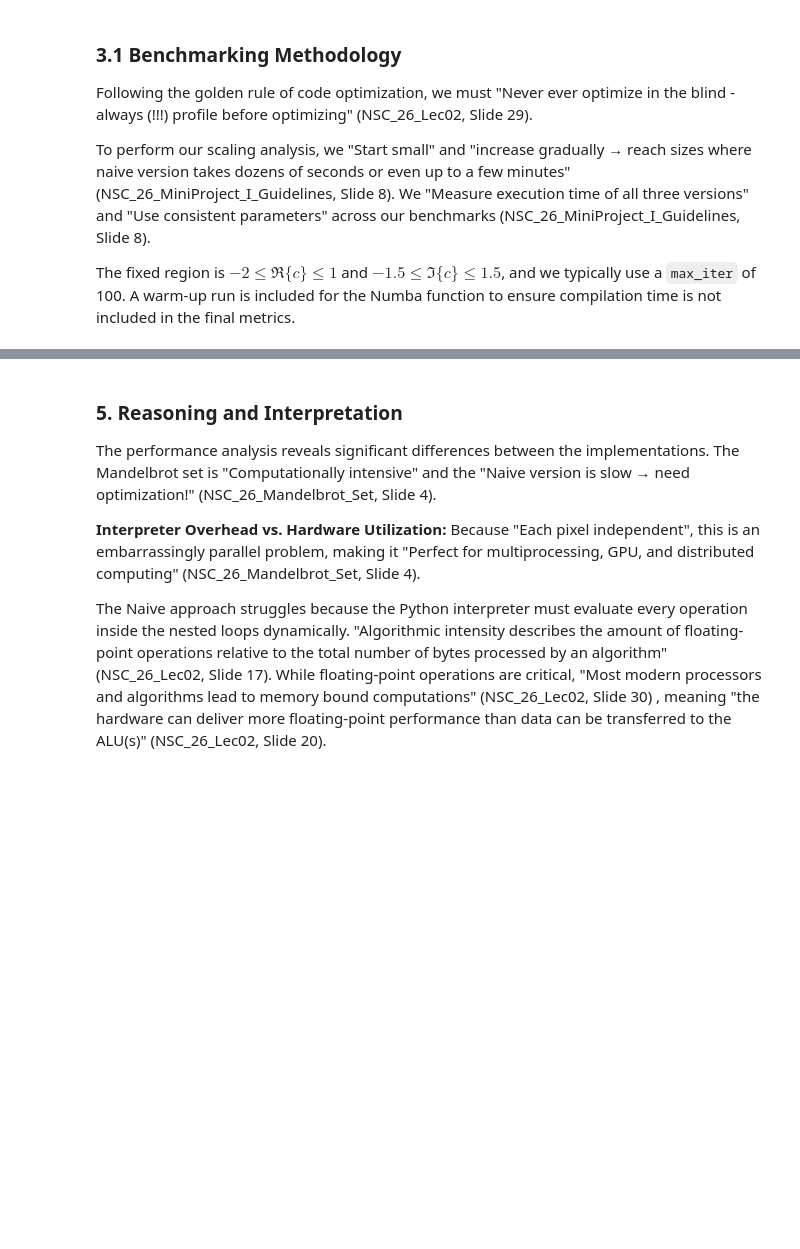
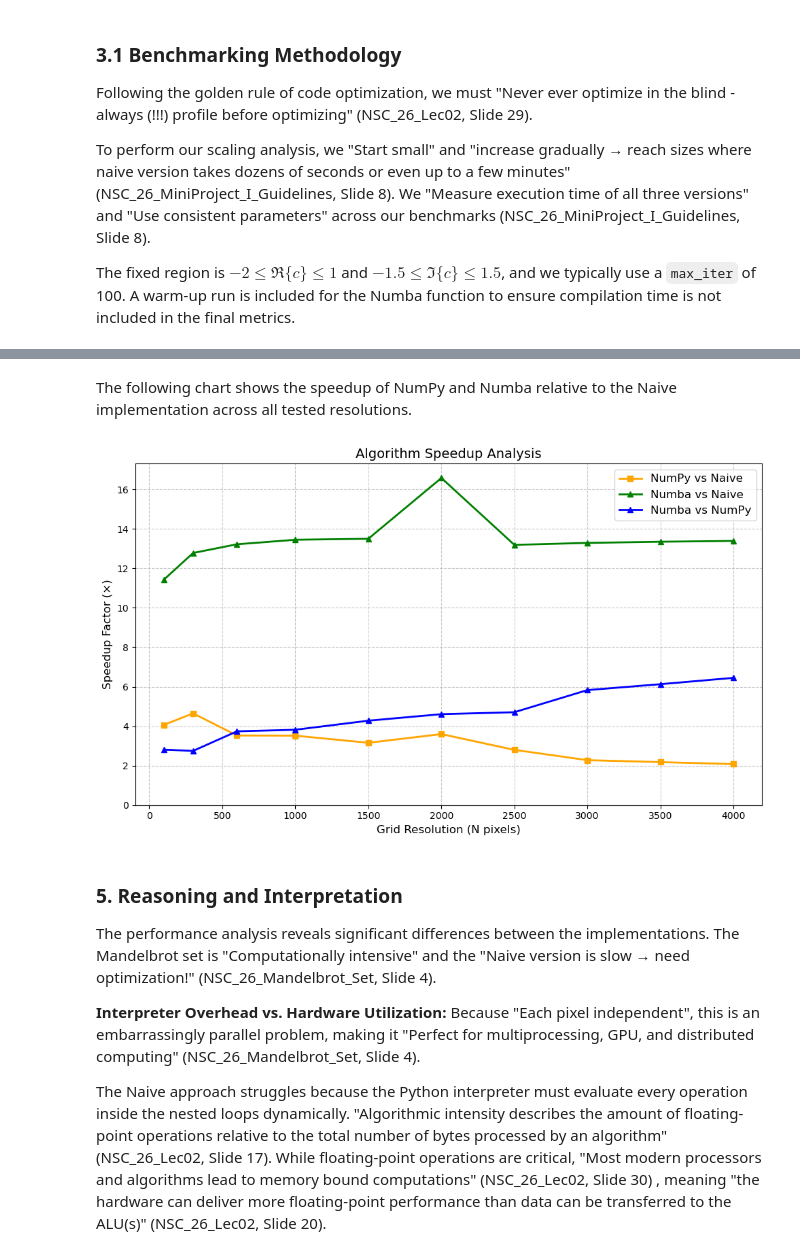
Before and after one commit to MateCle/NSC_Course_MiniProject, a Jupyter notebook: Mandelbrot_set.ipynb, the cells around one changed output, grey strips where cells are left out. Cells and saved outputs as stored; diff of their text form; code cells hidden in the pictures; blank space fills up the shorter version.

```diff
--- a/Mandelbrot_set.ipynb
+++ b/Mandelbrot_set.ipynb
@@ -272,3 +282,26 @@ plt.show()
+# %% [markdown]
+The following chart shows the speedup of NumPy and Numba relative to the Naive implementation across all tested resolutions.
+# %%
+plt.figure(figsize=(10, 6))
+plt.plot(df_results['Resolution (NxN)'],
+         df_results['Speedup NumPy vs Naive'],
+         marker='s', label='NumPy vs Naive', linewidth=2, color='orange')
+plt.plot(df_results['Resolution (NxN)'],
+         df_results['Speedup Numba vs Naive'],
+         marker='^', label='Numba vs Naive', linewidth=2, color='green')
+plt.plot(df_results['Resolution (NxN)'],
+         df_results['Speedup Numba vs NumPy'],
+         marker='^', label='Numba vs NumPy', linewidth=2, color='blue')
+plt.title('Algorithm Speedup Analysis', fontsize=14)
+plt.xlabel('Grid Resolution (N pixels)', fontsize=12)
+plt.ylabel('Speedup Factor (×)', fontsize=12)
+plt.ylim(bottom=0)
+plt.legend(fontsize=12)
+plt.grid(True, linestyle='--', alpha=0.7)
+plt.tight_layout()
+plt.show()
+# %% [output]
+[figure, added]
 # %% [markdown]
 ### 5. Reasoning and Interpretation
 The performance analysis reveals significant differences between the implementations. The Mandelbrot set is "Computationally intensive" and the "Naive version is slow → need optimization!" (NSC_26_Mandelbrot_Set, Slide 4).
```
Also changed, not shown: parts of 6 cells of this notebook, 1 other file.
